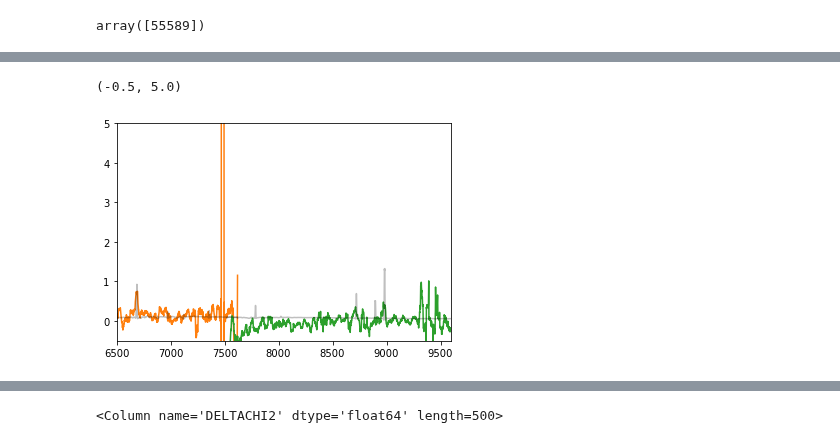
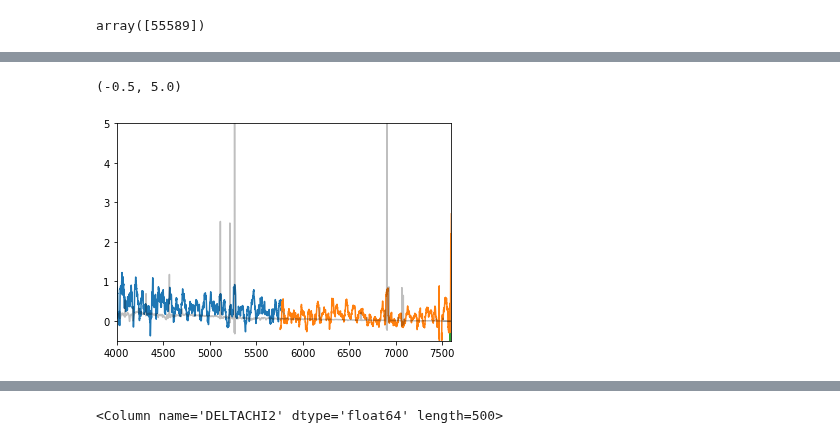
Before and after one commit to desihub/desispec, a Jupyter notebook: doc/nb/TemplateSNR.ipynb, the cells around one changed output, grey strips where cells are left out. Drawn from its saved outputs; the diff is of its cells as text; code cells hidden in the pictures.

Commit message:
postage plot polishing

```diff
--- a/doc/nb/TemplateSNR.ipynb
+++ b/doc/nb/TemplateSNR.ipynb
@@ -151,12 +158,12 @@ Warning: Desired error not necessarily achieved due to precision loss.
 # %%
-index = 4
+index = 11
 
 for band in ['b', 'r', 'z']:
     pl.plot(rads.cframes['{}5'.format(band)].wave, convolve(rads.cframes['{}5'.format(band)].flux[index, :], Box1DKernel(30), boundary='extend'))
     pl.plot(rads.rr_cframes['{}5'.format(band)].wave, rads.rr_cframes['{}5'.format(band)].flux[index, :], c='k', alpha=0.25)
 
-pl.xlim(6500., 9600.)
+pl.xlim(4000., 7600.)
 pl.ylim(-0.5, 5.)
 # %% [output]
 (-0.5, 5.0)
-[figure, old version]
+[figure, new version]
```
Also changed, not shown: parts of 7 cells of this notebook, 2 other files.
